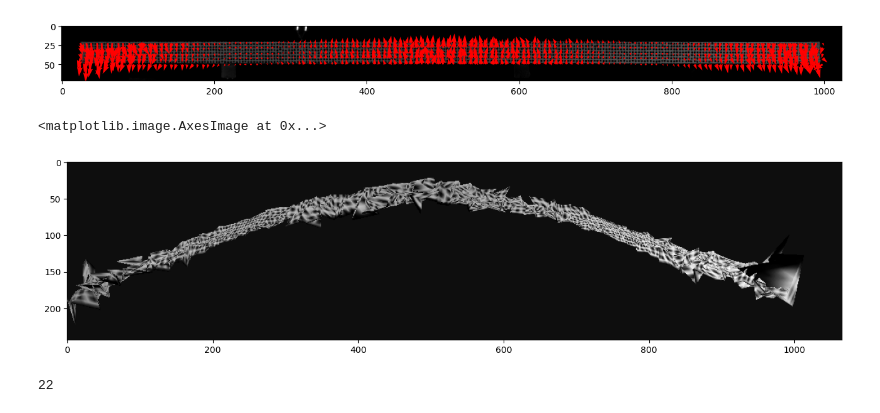
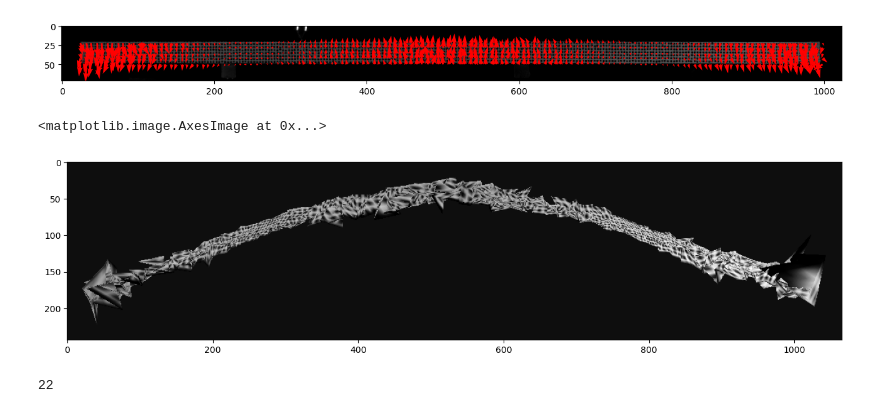
Before and after one commit to ladisk/pyidi, a Jupyter notebook: MM_dev.ipynb, the cells around one changed output. Drawn from its saved outputs; the diff is of its cells as text; code cells hidden in the pictures.

```diff
--- a/MM_dev.ipynb
+++ b/MM_dev.ipynb
@@ -83,7 +83,7 @@ def init_output_image(input_image, coord):
     out = np.ones((new_height, new_width)) * np.average(input_image) * 0.3
     # out[int(min_distance) : int(min_distance + input_height), int(min_distance) : int(min_distance + input_width)] = input_image * 0.3
 
-    return out, int(-min_y + min_distance), int(min_x - min_distance)
+    return out, int(-min_y + min_distance), int(-min_x + min_distance)
 
 fig_out, a, b = init_output_image(fig, coord)
 
@@ -121,34 +121,34 @@ for i in range(shell.n_cells):
 
     mask = np.zeros((rect_1[3], rect_1[2]), dtype=np.float32)
     mask = cv.fillConvexPoly(
         img = mask,
         points = np.int32(reg_1),
         color = 1,
         lineType = cv.LINE_AA,
         shift=0
     )
     try:
         fig_out[
             rect_1[1] + a : rect_1[1] + rect_1[3] + a,
             rect_1[0] + b : rect_1[0] + rect_1[2] + b
         ] = fig_out[
             rect_1[1] + a : rect_1[1] + rect_1[3] + a,
             rect_1[0] + b : rect_1[0] + rect_1[2] + b
         ] * (1.0 - mask) + crop_1 * mask
 
     except:
         pass
 
 plt.imshow(fig_out, 'gray')
 # plt.quiver(coord[:,1] + a//2,
 #            coord[:,0] + b//2,
 #            mode_1,
 #            mode_0,
 #            color = 'r',
 #            scale = 1.5)
 # %% [output]
 <matplotlib.image.AxesImage at 0x...>
-[figure, old version]
+[figure, new version]
 # %%
 a
 # %% [output]
```
Also changed, not shown: 1 other file.
